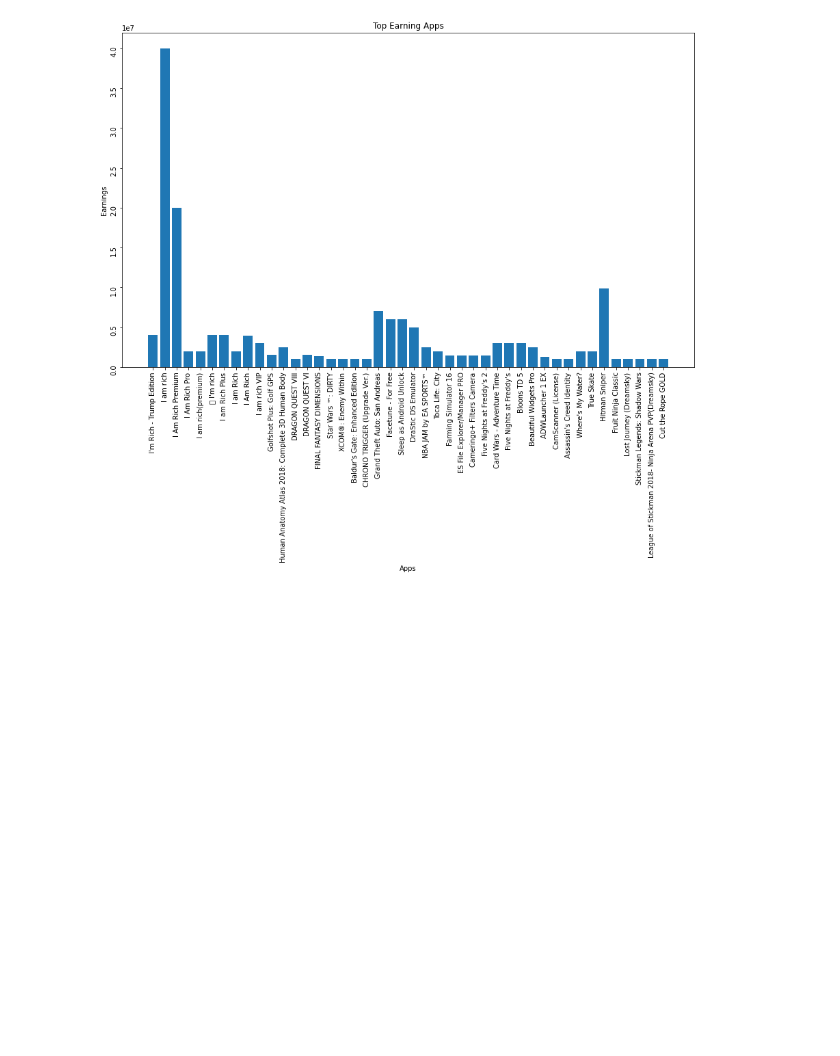
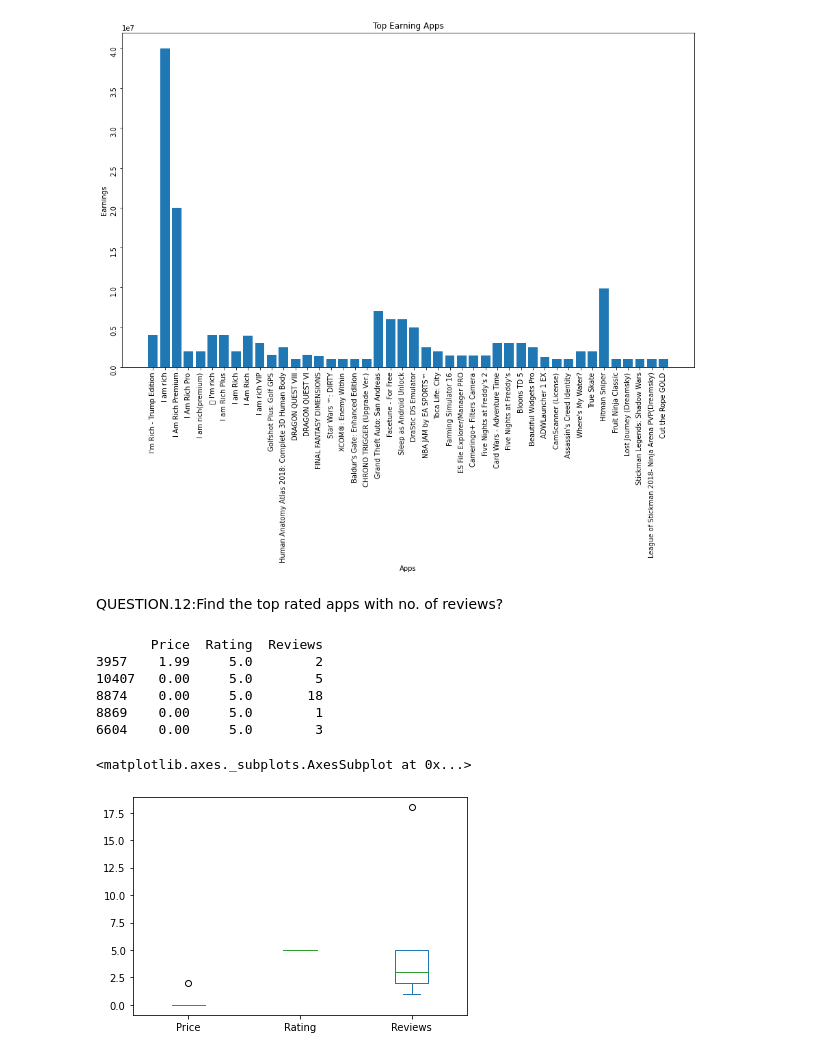
Before and after one commit to Swastik02aug/almabetter-EDA-project, a Jupyter notebook: Play_Store_App_Review_Analysis_Capstone_Project.ipynb, the cells around one changed output. Drawn from its saved outputs; the diff is of its cells as text; code cells hidden in the pictures; blank space fills up the shorter version.

```diff
--- a/Play_Store_App_Review_Analysis_Capstone_Project.ipynb
+++ b/Play_Store_App_Review_Analysis_Capstone_Project.ipynb
@@ -506,3 +544,22 @@ plt.tick_params(rotation=90)
 plt.title("Top Earning Apps");
 # %% [output]
 [figure]
+# %% [markdown]
+QUESTION.12:Find the top rated apps with no. of reviews?
+# %%
+highest= psd.sort_values(by='Rating', ascending=False).head()
+#print(highest)
+a=highest.loc[:,['Price','Rating','Reviews']]
+print(a)
+# %% [output]
+       Price  Rating  Reviews
+3957    1.99     5.0        2
+10407   0.00     5.0        5
+8874    0.00     5.0       18
+8869    0.00     5.0        1
+6604    0.00     5.0        3
+# %%
+a.plot.box()
+# %% [output]
+<matplotlib.axes._subplots.AxesSubplot at 0x...>
+[figure, added]
```
Also changed, not shown: parts of 27 cells of this notebook.
